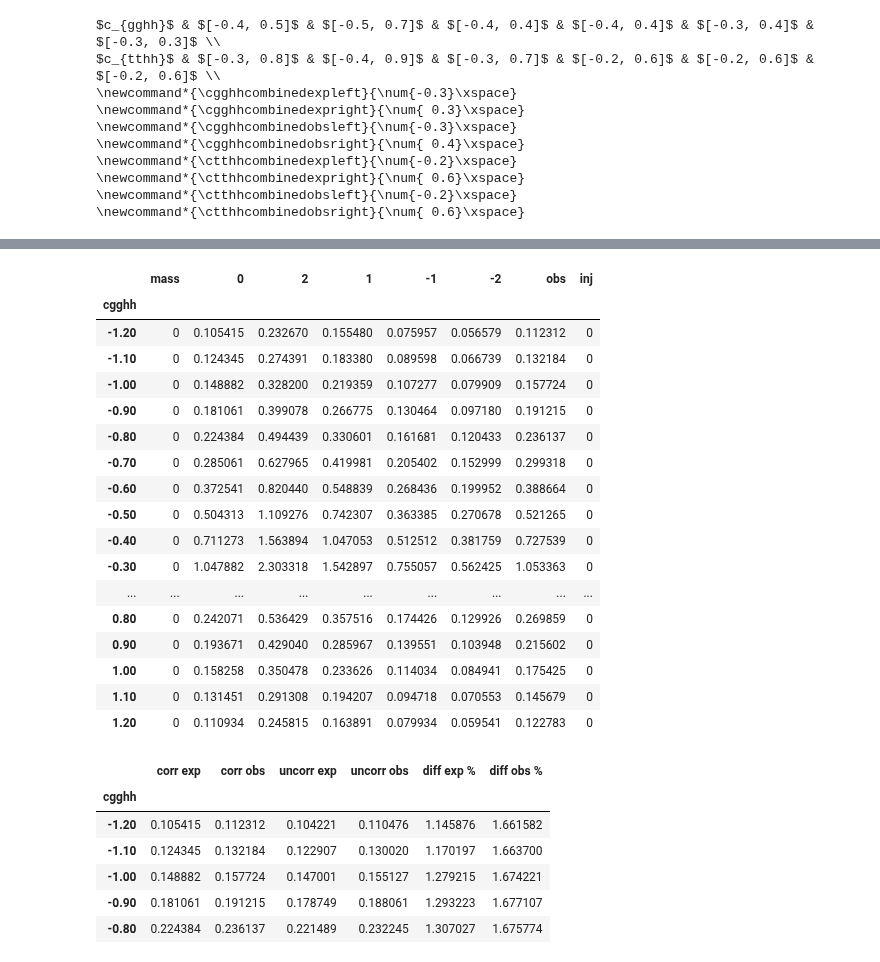
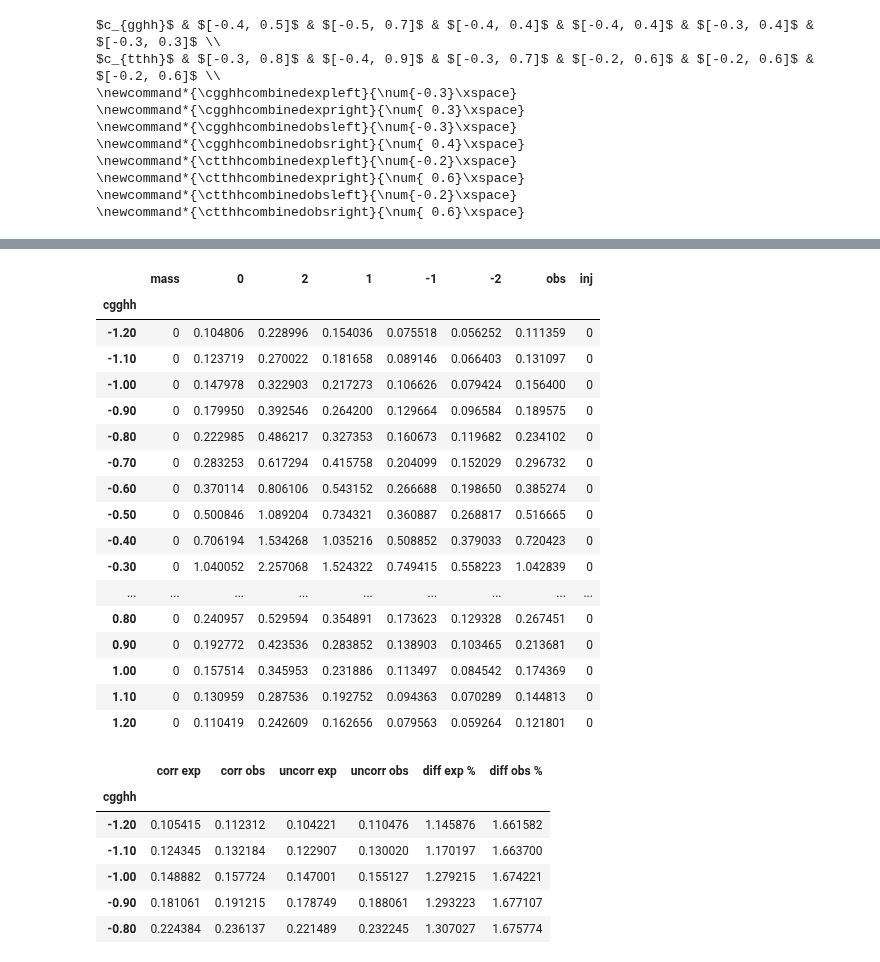
Before and after one commit to dyl64/hh_combination_fw, a Jupyter notebook: tutorials/HEFT_combination/T02-HEFT_cgghh_ctthh_scan.ipynb, the cells around one changed output, grey strips where cells are left out. Drawn from its saved outputs; the diff is of its cells as text; code cells hidden in the pictures.

```diff
--- a/tutorials/HEFT_combination/T02-HEFT_cgghh_ctthh_scan.ipynb
+++ b/tutorials/HEFT_combination/T02-HEFT_cgghh_ctthh_scan.ipynb
@@ -313,24 +303,24 @@ latex_string
 # %%
-correlate_gghh
+decorrelate_gghh
 # %% [output]
 |  | mass | 0 | 2 | 1 | -1 | -2 | obs | inj |
 | cgghh |  |  |  |  |  |  |  |  |
-| -1.20 | 0 | 0.105415 | 0.232670 | 0.155480 | 0.075957 | 0.056579 | 0.112312 | 0 |
-| -1.10 | 0 | 0.124345 | 0.274391 | 0.183380 | 0.089598 | 0.066739 | 0.132184 | 0 |
-| -1.00 | 0 | 0.148882 | 0.328200 | 0.219359 | 0.107277 | 0.079909 | 0.157724 | 0 |
-| -0.90 | 0 | 0.181061 | 0.399078 | 0.266775 | 0.130464 | 0.097180 | 0.191215 | 0 |
-| -0.80 | 0 | 0.224384 | 0.494439 | 0.330601 | 0.161681 | 0.120433 | 0.236137 | 0 |
-| -0.70 | 0 | 0.285061 | 0.627965 | 0.419981 | 0.205402 | 0.152999 | 0.299318 | 0 |
-| -0.60 | 0 | 0.372541 | 0.820440 | 0.548839 | 0.268436 | 0.199952 | 0.388664 | 0 |
-| -0.50 | 0 | 0.504313 | 1.109276 | 0.742307 | 0.363385 | 0.270678 | 0.521265 | 0 |
-| -0.40 | 0 | 0.711273 | 1.563894 | 1.047053 | 0.512512 | 0.381759 | 0.727539 | 0 |
-| -0.30 | 0 | 1.047882 | 2.303318 | 1.542897 | 0.755057 | 0.562425 | 1.053363 | 0 |
+| -1.20 | 0 | 0.104806 | 0.228996 | 0.154036 | 0.075518 | 0.056252 | 0.111359 | 0 |
+| -1.10 | 0 | 0.123719 | 0.270022 | 0.181658 | 0.089146 | 0.066403 | 0.131097 | 0 |
+| -1.00 | 0 | 0.147978 | 0.322903 | 0.217273 | 0.106626 | 0.079424 | 0.156400 | 0 |
+| -0.90 | 0 | 0.179950 | 0.392546 | 0.264200 | 0.129664 | 0.096584 | 0.189575 | 0 |
+| -0.80 | 0 | 0.222985 | 0.486217 | 0.327353 | 0.160673 | 0.119682 | 0.234102 | 0 |
+| -0.70 | 0 | 0.283253 | 0.617294 | 0.415758 | 0.204099 | 0.152029 | 0.296732 | 0 |
+| -0.60 | 0 | 0.370114 | 0.806106 | 0.543152 | 0.266688 | 0.198650 | 0.385274 | 0 |
+| -0.50 | 0 | 0.500846 | 1.089204 | 0.734321 | 0.360887 | 0.268817 | 0.516665 | 0 |
+| -0.40 | 0 | 0.706194 | 1.534268 | 1.035216 | 0.508852 | 0.379033 | 0.720423 | 0 |
+| -0.30 | 0 | 1.040052 | 2.257068 | 1.524322 | 0.749415 | 0.558223 | 1.042839 | 0 |
 | ... | ... | ... | ... | ... | ... | ... | ... | ... |
-| 0.80 | 0 | 0.242071 | 0.536429 | 0.357516 | 0.174426 | 0.129926 | 0.269859 | 0 |
-| 0.90 | 0 | 0.193671 | 0.429040 | 0.285967 | 0.139551 | 0.103948 | 0.215602 | 0 |
-| 1.00 | 0 | 0.158258 | 0.350478 | 0.233626 | 0.114034 | 0.084941 | 0.175425 | 0 |
-| 1.10 | 0 | 0.131451 | 0.291308 | 0.194207 | 0.094718 | 0.070553 | 0.145679 | 0 |
-| 1.20 | 0 | 0.110934 | 0.245815 | 0.163891 | 0.079934 | 0.059541 | 0.122783 | 0 |
+| 0.80 | 0 | 0.240957 | 0.529594 | 0.354891 | 0.173623 | 0.129328 | 0.267451 | 0 |
+| 0.90 | 0 | 0.192772 | 0.423536 | 0.283852 | 0.138903 | 0.103465 | 0.213681 | 0 |
+| 1.00 | 0 | 0.157514 | 0.345953 | 0.231886 | 0.113497 | 0.084542 | 0.174369 | 0 |
+| 1.10 | 0 | 0.130959 | 0.287536 | 0.192752 | 0.094363 | 0.070289 | 0.144813 | 0 |
+| 1.20 | 0 | 0.110419 | 0.242609 | 0.162656 | 0.079563 | 0.059264 | 0.121801 | 0 |
 # %%
 gghh = pd.concat([correlate_gghh[['0', 'obs']], decorrelate_gghh[['0', 'obs']], \
                   (correlate_gghh[['0', 'obs']]/decorrelate_gghh[['0', 'obs']] - 1) * 100], axis=1)
```
Also changed, not shown: parts of 5 cells of this notebook, 1 other file.
